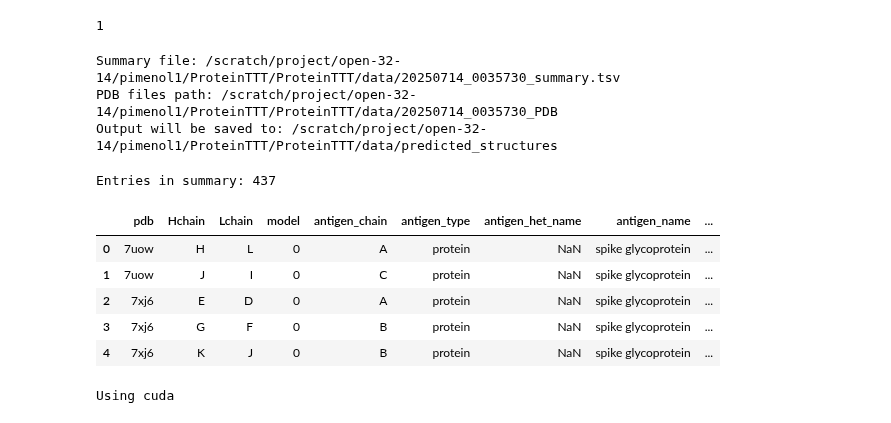
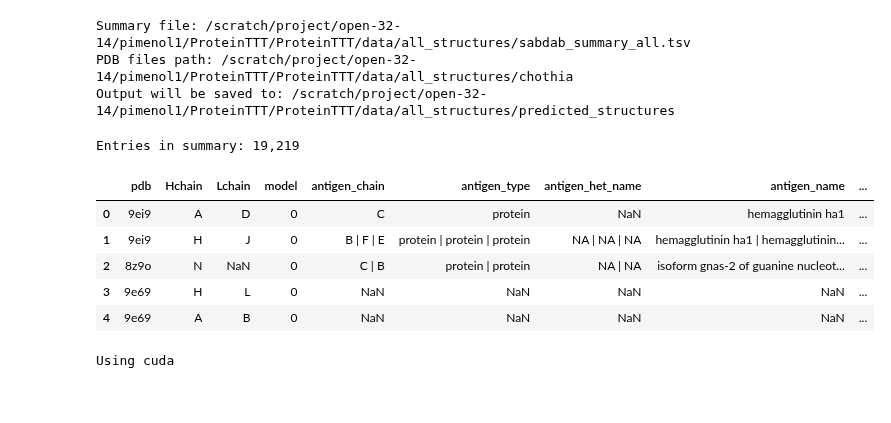
Before and after one commit to pimenol/ProteinTTT, a Jupyter notebook: notebooks/SAbDab.ipynb, the cells around one changed output. Drawn from its saved outputs; the diff is of its cells as text; code cells hidden in the pictures.

```diff
--- a/notebooks/SAbDab.ipynb
+++ b/notebooks/SAbDab.ipynb
@@ -14,19 +68,11 @@ CUDA available: True
-# %%
-torch.cuda.device_count()
-# %% [output]
-1
 # %%
 from pathlib import Path
 import os
-import tempfile
 import warnings
-import math
 import pandas as pd
 import tqdm
 from Bio.PDB import PDBParser
-from Bio.Data import IUPACData
 
-import torch
 import esm
 import biotite.structure.io as bsio
 
@@ -35,32 +81,28 @@ from proteinttt.models.esmfold import ESMFoldTTT, DEFAULT_ESMFOLD_TTT_CFG
 pd.set_option("display.max_columns", 500)
 pd.set_option("display.max_rows", 10000)
 pd.set_option("max_colwidth", 100)
-
-SABDAB_SUMMARY_PATH = Path("/scratch/project/open-32-14/pimenol1/ProteinTTT/ProteinTTT/data/20250714_0035730_summary.tsv")
-OUTPUT_PATH = Path('/scratch/project/open-32-14/pimenol1/ProteinTTT/ProteinTTT/data/predicted_structures')
-PDB_FILES_PATH = Path("/scratch/project/open-32-14/pimenol1/ProteinTTT/ProteinTTT/data/20250714_0035730_PDB")
+base_path = Path("/scratch/project/open-32-14/pimenol1/ProteinTTT/ProteinTTT/data/all_structures")
+SABDAB_SUMMARY_PATH = base_path / Path("sabdab_summary_all.tsv")
+OUTPUT_PATH = base_path / Path('predicted_structures')
+PDB_FILES_PATH = base_path / Path("chothia")
 os.makedirs(OUTPUT_PATH, exist_ok=True)
-
-# os.makedirs(f"{OUTPUT_PATH}/esmfold", exist_ok=True)
-# os.makedirs(f"{OUTPUT_PATH}/protein_ttt", exist_ok=True)
-# os.makedirs(f"{OUTPUT_PATH}/combined", exist_ok=True)
 
 print(f"Summary file: {SABDAB_SUMMARY_PATH}")
 print(f"PDB files path: {PDB_FILES_PATH}")
 print(f"Output will be saved to: {OUTPUT_PATH}")
 # %% [output]
-Summary file: /scratch/project/open-32-14/pimenol1/ProteinTTT/ProteinTTT/data/20250714_0035730_summary.tsv
-PDB files path: /scratch/project/open-32-14/pimenol1/ProteinTTT/ProteinTTT/data/20250714_0035730_PDB
-Output will be saved to: /scratch/project/open-32-14/pimenol1/ProteinTTT/ProteinTTT/data/predicted_structures
+Summary file: /scratch/project/open-32-14/pimenol1/ProteinTTT/ProteinTTT/data/all_structures/sabdab_summary_all.tsv
+PDB files path: /scratch/project/open-32-14/pimenol1/ProteinTTT/ProteinTTT/data/all_structures/chothia
+Output will be saved to: /scratch/project/open-32-14/pimenol1/ProteinTTT/ProteinTTT/data/all_structures/predicted_structures
 # %%
 df = pd.read_csv(SABDAB_SUMMARY_PATH, sep="\t", low_memory=False)
 print(f"Entries in summary: {len(df):,}")
-df.head()
+df.head(5)
 # %% [output]
-Entries in summary: 437
+Entries in summary: 19,219
 |  | pdb | Hchain | Lchain | model | antigen_chain | antigen_type | antigen_het_name | antigen_name | ... |
-| 0 | 7uow | H | L | 0 | A | protein | NaN | spike glycoprotein | ... |
-| 1 | 7uow | J | I | 0 | C | protein | NaN | spike glycoprotein | ... |
-| 2 | 7xj6 | E | D | 0 | A | protein | NaN | spike glycoprotein | ... |
-| 3 | 7xj6 | G | F | 0 | B | protein | NaN | spike glycoprotein | ... |
-| 4 | 7xj6 | K | J | 0 | B | protein | NaN | spike glycoprotein | ... |
+| 0 | 9ei9 | A | D | 0 | C | protein | NaN | hemagglutinin ha1 | ... |
+| 1 | 9ei9 | H | J | 0 | B | F | E | protein | protein | protein | NA | NA | NA | hemagglutinin ha1 | hemagglutinin... | ... |
+| 2 | 8z9o | N | NaN | 0 | C | B | protein | protein | NA | NA | isoform gnas-2 of guanine nucleot... | ... |
+| 3 | 9e69 | H | L | 0 | NaN | NaN | NaN | NaN | ... |
+| 4 | 9e69 | A | B | 0 | NaN | NaN | NaN | NaN | ... |
```
Also changed, not shown: parts of 21 cells of this notebook.
